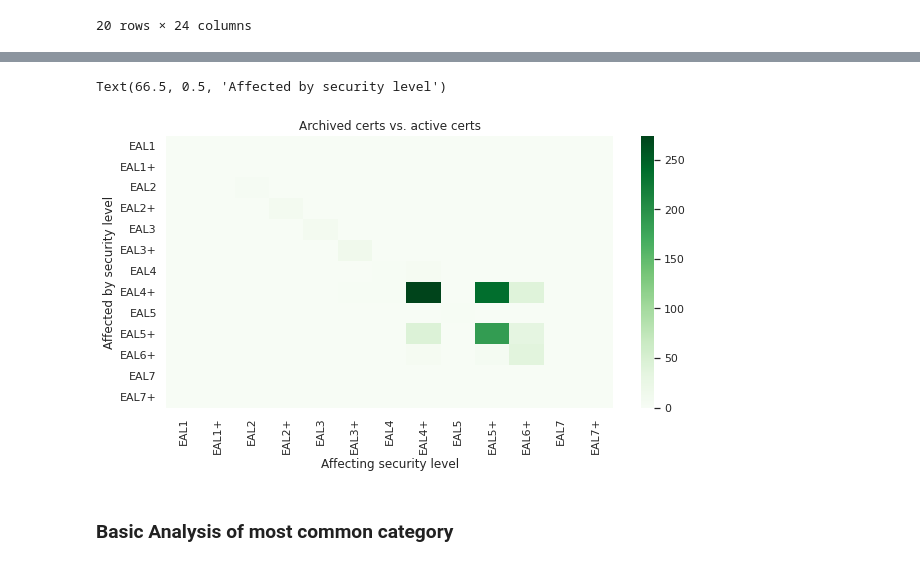
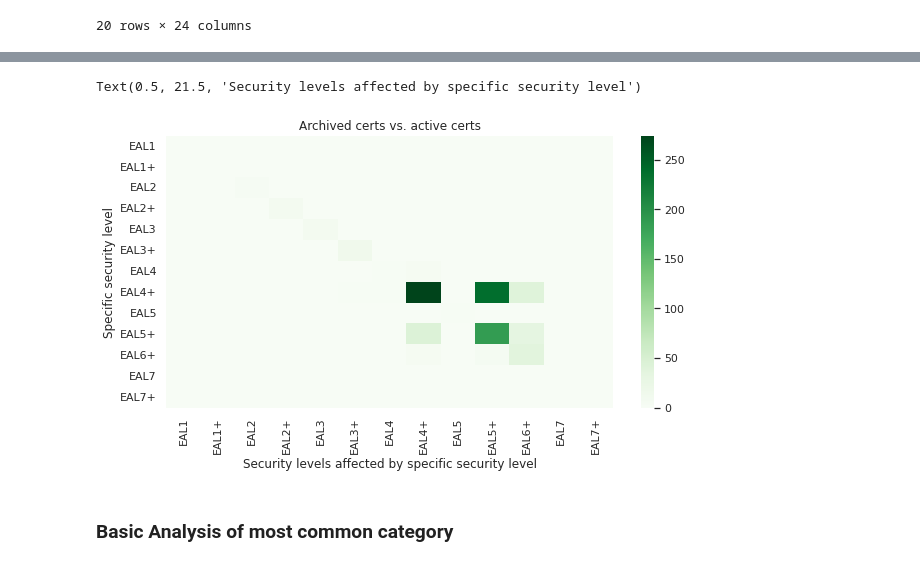
Before and after one commit to crocs-muni/sec-certs, a Jupyter notebook: notebooks/cc/dependency_analysis.ipynb, the cells around one changed output, grey strips where cells are left out. Drawn from its saved outputs; the diff is of its cells as text; code cells hidden in the pictures.

```diff
--- a/notebooks/cc/dependency_analysis.ipynb
+++ b/notebooks/cc/dependency_analysis.ipynb
@@ -361,0 +330,31 @@ KeyboardInterrupt:
+# %%
+def is_already_involved(cross_reference_list: List[Tuple[str, str]], certs_set: Set[str]) -> bool:
+    return certs_set in cross_reference_list
+
+def is_cert_affecting_other_cert(root_cert_id: str, affected_cert_id: str) -> bool:
+    return affected_cert_id in cross_df[cross_df["cert_id"] == root_cert_id].iloc[0]["directly_affecting"]
+
+cross_reference_list: List[Set[str]] = []
+cross_df = df[(df["cert_id"].notna()) & (df["directly_affecting"].notna())]
+count = 1
+total = cross_df.shape[0]
+
+for cert_record in cross_df.itertuples():
+    cert_id = cert_record.cert_id
+
+    for another_cert_record in cross_df.itertuples():
+
+        another_cert_id = another_cert_record.cert_id
+
+        if cert_record.cert_id == another_cert_record.cert_id:
+            continue
+
+        certs_set = set([cert_id, another_cert_id])
+
+        if is_cert_affecting_other_cert(cert_id, another_cert_id) and is_cert_affecting_other_cert(another_cert_id, cert_id) and not is_already_involved(cross_reference_list, certs_set):
+            cross_reference_list.append(certs_set)
+    count += 1
+
+
+print(f"Total of {len(cross_reference_list)} crossed referenced certificates.")
+print(cross_reference_list)
@@ -379,7 +396,7 @@ df['highest_security_level'] = df.security_level.map(lambda all_levels: [eal for
 df.highest_security_level = df.highest_security_level.map(lambda x: x[0] if x and isinstance(x, list) else np.nan)
 df.highest_security_level = pd.Categorical(df.highest_security_level, categories=eals, ordered=True)
 # %%
-levels_df = df[(df["highest_security_level"].notna()) & (df["directly_affecting"] != set()) & (df["cert_id"].notna())].copy()
+levels_df = df[(df["highest_security_level"].notna()) & (df["directly_affecting"].notna()) & (df["cert_id"].notna())].copy()
 levels_df.head()
 # %% [output]
 |  | cert_id | name | status | category | manufacturer | scheme | security_level | not_valid_before | ... |
@@ -467,28 +484,25 @@ Certs with security level EAL6+ are directly affecting other certificates with l
 Certs with security level EAL7 are directly affecting other certificates with levels: {}
 Certs with security level EAL7+ are directly affecting other certificates with levels: {}
 # %%
-# Cell 41 - Heatmap is weird, maybe pick white to green colormap, add axis labels
 plt.figure(figsize=(10,5))
 plt.rcParams.update({'font.size': 20})
 heatmap_result = []
 
 
 for security_level, counter in result.items():
     security_level_list = []
     for security_level_key in eals:
         security_level_list.append(counter.get(security_level_key, 0))
 
     heatmap_result.append(security_level_list)
 
-#sns.light_palette("seagreen", as_cmap=True)
-#sns.set_style()
 sns.set(style="whitegrid")
 ax = sns.heatmap(heatmap_result, xticklabels=eals, yticklabels=eals,cmap="Greens").set_title("Archived certs vs. active certs")
-plt.xlabel("Affecting security level")
-plt.ylabel("Affected by security level")
+plt.ylabel("Specific security level")
+plt.xlabel("Security levels affected by specific security level")
 # %% [output]
-Text(66.5, 0.5, 'Affected by security level')
+Text(0.5, 21.5, 'Security levels affected by specific security level')
-[figure, old version]
+[figure, new version]
 # %% [markdown]
 ### Basic Analysis of most common category
 # %%
```
Also changed, not shown: parts of 14 cells of this notebook.
